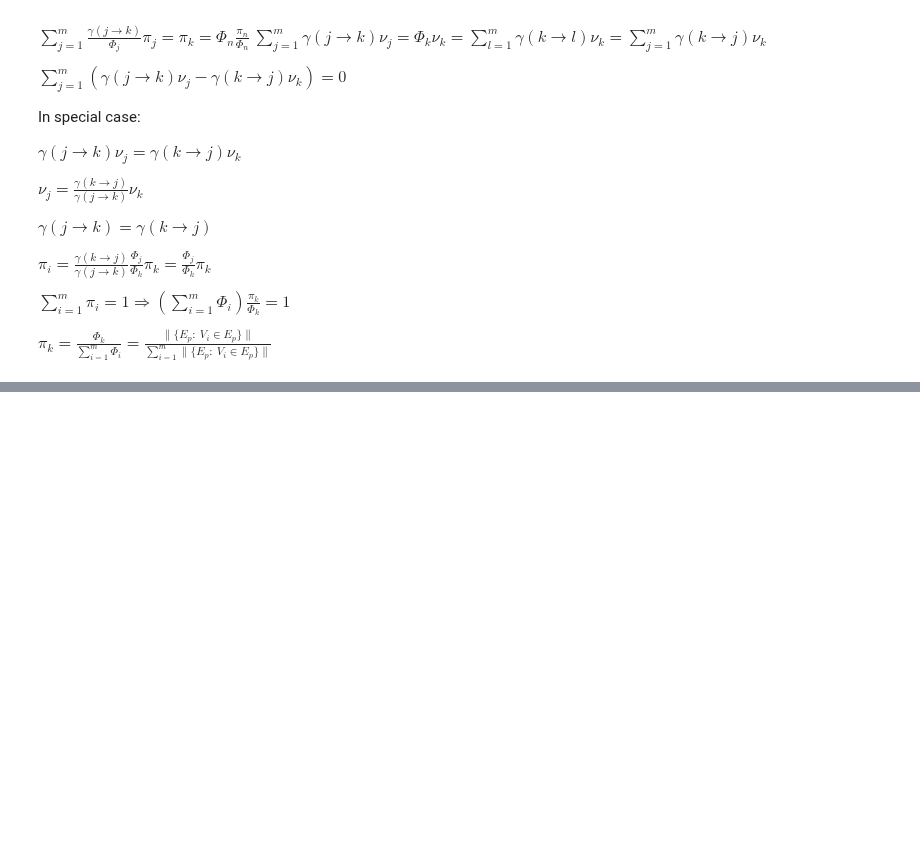
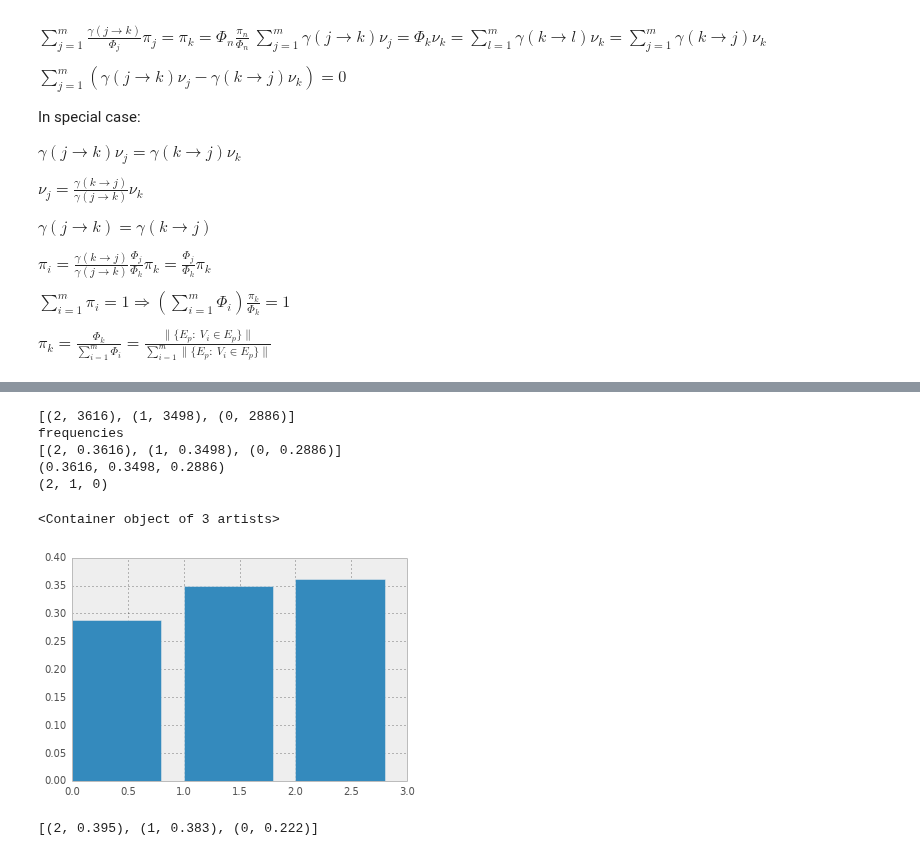
Before and after one commit to ilonajulczuk/hypergraph, a Jupyter notebook: notebooks/Modelling diffusion on hypergraph.ipynb, the cells around one changed output, grey strips where cells are left out. Cells and saved outputs as stored; diff of their text form; code cells hidden in the pictures; blank space fills up the shorter version.

```diff
--- a/notebooks/Modelling diffusion on hypergraph.ipynb
+++ b/notebooks/Modelling diffusion on hypergraph.ipynb
@@ -125,0 +193,20 @@ plt.bar(HG.nodes(), ys)
+# %%
+engine = DiffusionEngine(markov_matrix_2, t_per_walker=100)
+t_max = 10000
+frequencies, states = engine.simulate(t_max)
+print(frequencies)
+frequencies = [(node, frequency / t_max) for node, frequency in frequencies]
+print("frequencies")
+print(frequencies)
+xs, ys = zip(*frequencies)
+print(ys)
+print(xs)
+plt.bar(xs, ys)
+# %% [output]
+[(2, 3616), (1, 3498), (0, 2886)]
+frequencies
+[(2, 0.3616), (1, 0.3498), (0, 0.2886)]
+(0.3616, 0.3498, 0.2886)
+(2, 1, 0)
+<Container object of 3 artists>
+[figure, added]
@@ -125,0 +215,5 @@ plt.bar(HG.nodes(), ys)
+# %%
+print(frequencies)
+most_common_nodes = count_nodes(HG.nodes(), HG.hyper_edges(), frequencies)
+# %% [output]
+[(2, 0.395), (1, 0.383), (0, 0.222)]
```
Also changed, not shown: parts of 20 cells of this notebook, 1 other file.
